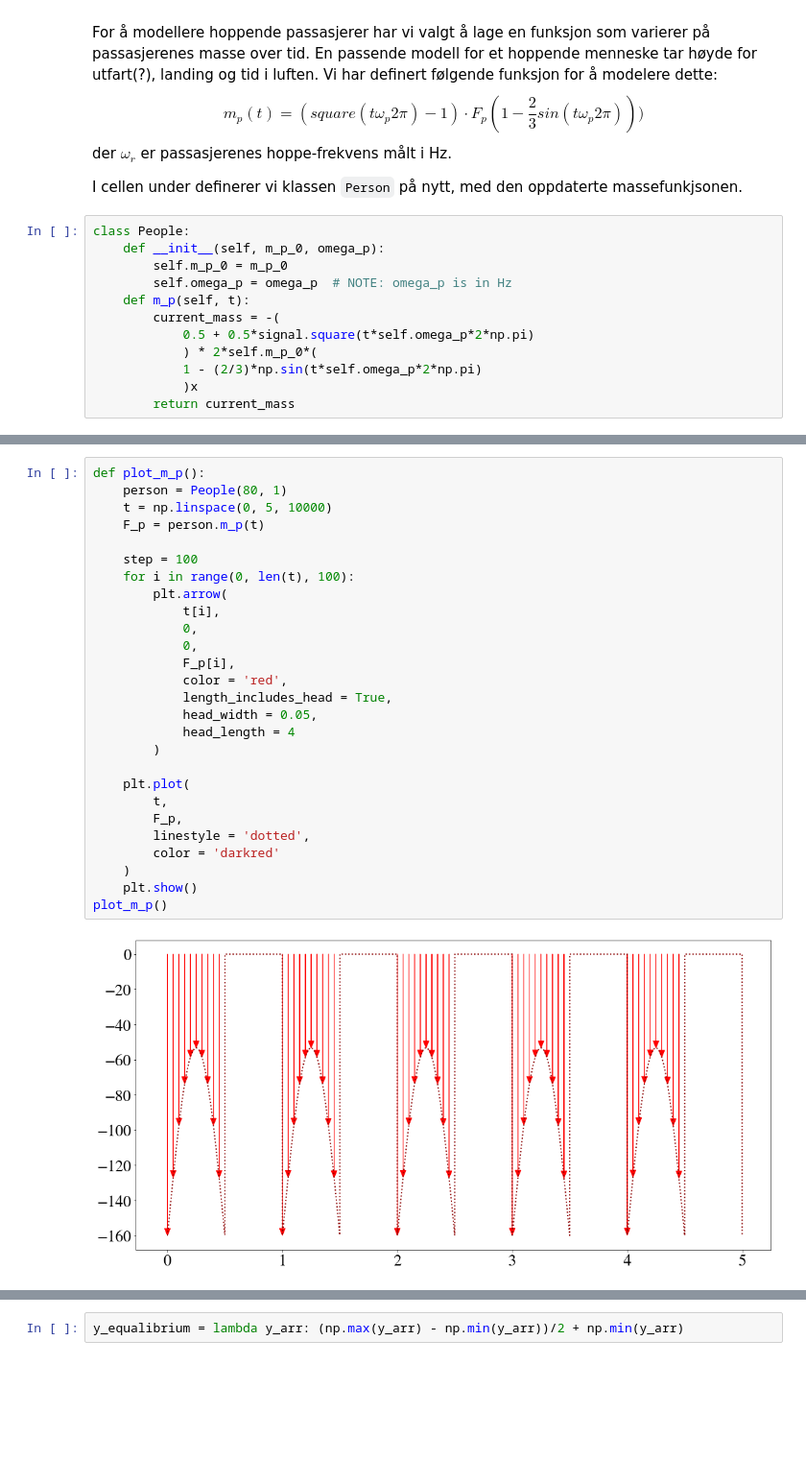
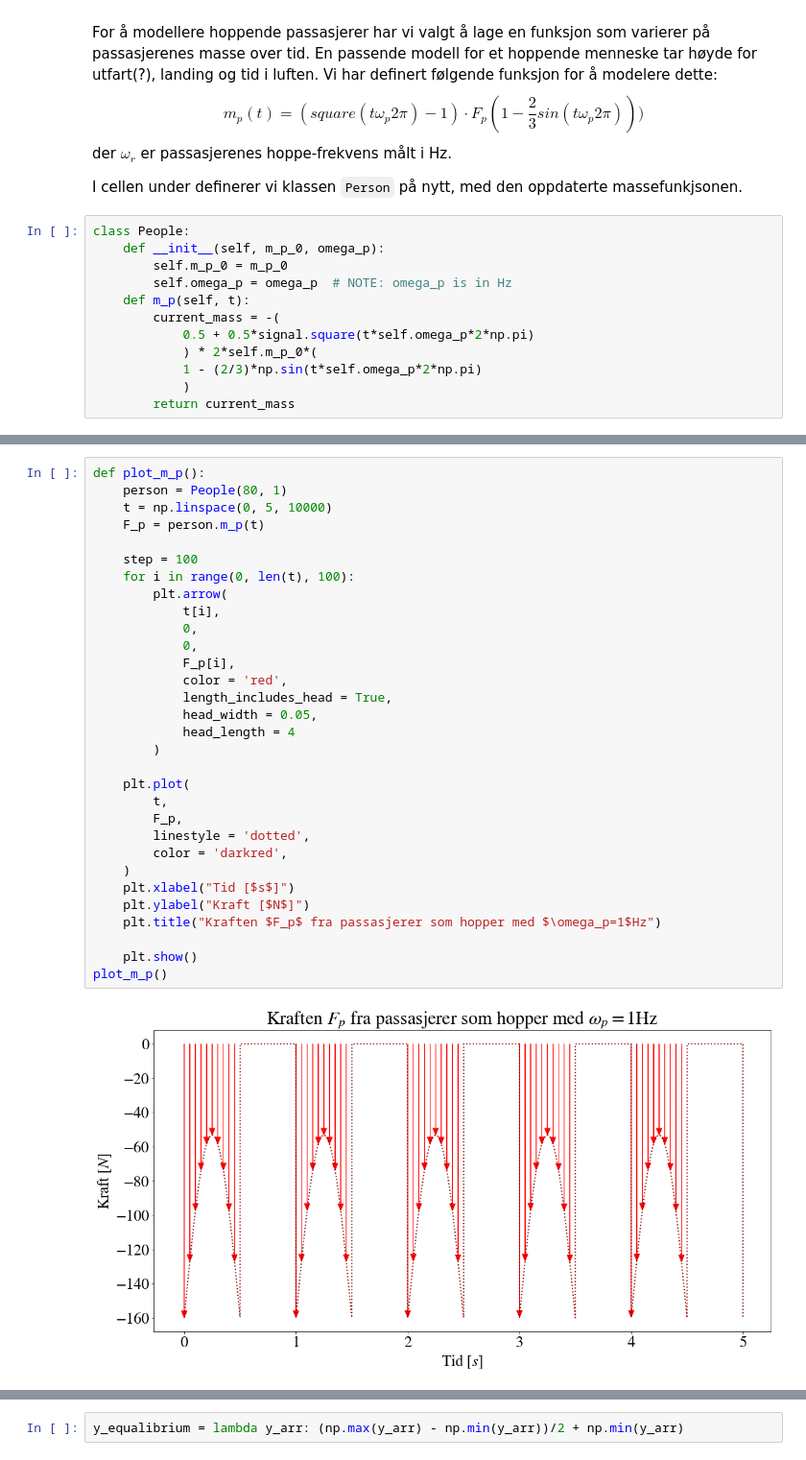
Before and after one commit to emiljonsrud/vitberr_prosjekt2_tekfys, a Jupyter notebook: clean_code.ipynb, the cells around one changed output, grey strips where cells are left out. Shown at 96% size. Cells and saved outputs as stored; diff of their text form; blank space fills up the shorter version.

```diff
--- a/clean_code.ipynb
+++ b/clean_code.ipynb
@@ -1398,5 +1409,5 @@ class People:
             0.5 + 0.5*signal.square(t*self.omega_p*2*np.pi)
             ) * 2*self.m_p_0*(
             1 - (2/3)*np.sin(t*self.omega_p*2*np.pi)
-            )x
+            )
         return current_mass
@@ -1403,32 +1416,36 @@ class People:
 # %%
 def plot_m_p():
     person = People(80, 1)
     t = np.linspace(0, 5, 10000)
     F_p = person.m_p(t)
 
     step = 100
     for i in range(0, len(t), 100):
         plt.arrow(
             t[i],
             0,
             0,
             F_p[i],
             color = 'red',
             length_includes_head = True,
             head_width = 0.05,
             head_length = 4
         )
 
     plt.plot(
         t,
         F_p,
         linestyle = 'dotted',
-        color = 'darkred'
+        color = 'darkred',
     )
+    plt.xlabel("Tid [$s$]")
+    plt.ylabel("Kraft [$N$]")
+    plt.title("Kraften $F_p$ fra passasjerer som hopper med $\omega_p=1$Hz")
+
     plt.show()
 plot_m_p()
 # %% [output]
-[figure, old version]
+[figure, new version]
 # %% [markdown]
 
 ## 3.2 Ny ODE-løser
```
Also changed, not shown: parts of 8 cells of this notebook.
